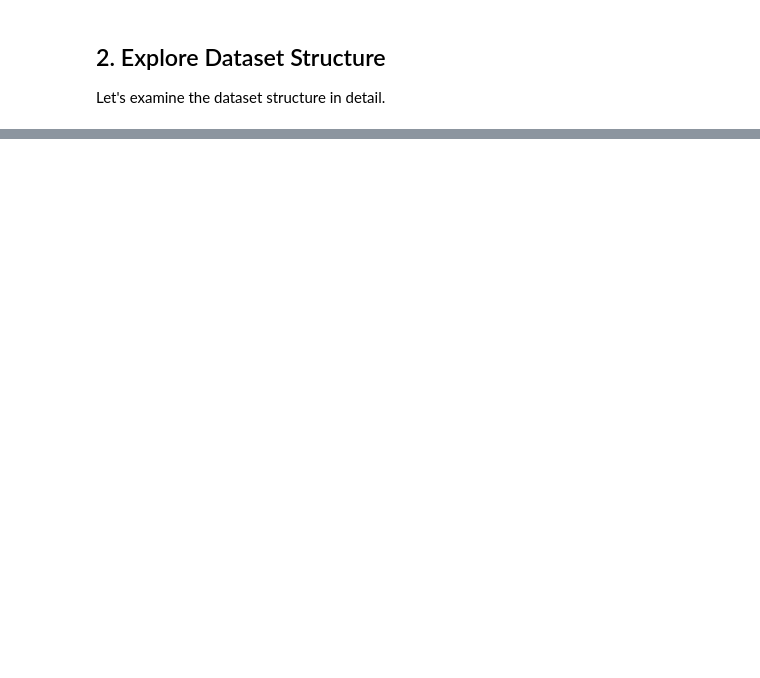
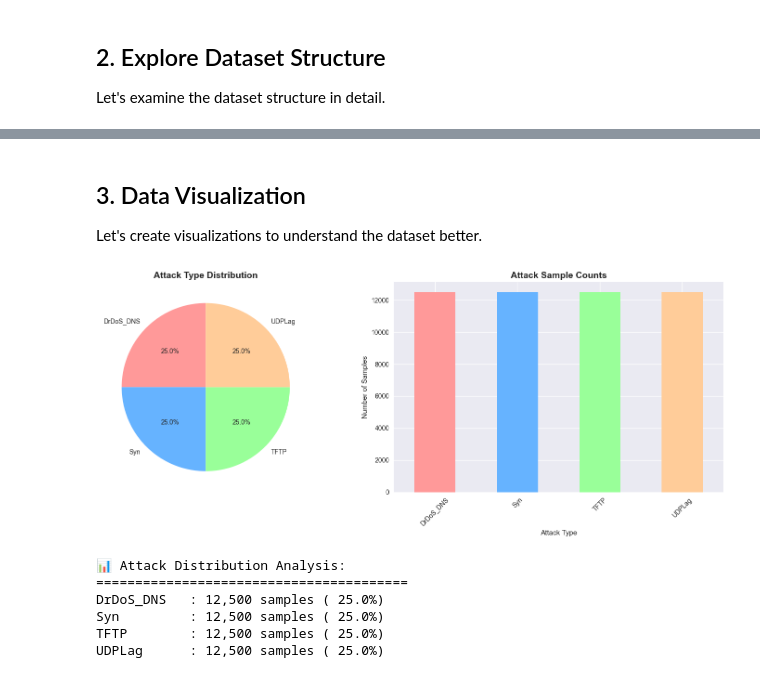
Before and after one commit to HemanthKumar-CS/Fedrated_DDoS_Detection, a Jupyter notebook: notebooks/data_analysis.ipynb, the cells around one changed output, grey strips where cells are left out. Saved outputs shown, nothing was run; the diff lists cells and outputs as text; code cells hidden in the pictures; blank space fills up the shorter version.

```diff
--- a/notebooks/data_analysis.ipynb
+++ b/notebooks/data_analysis.ipynb
@@ -79,0 +106,19 @@ print(f"Sample dataset loaded: {sample_df.shape}")
+# %%
+# Quick verification that preprocessed dataset is working correctly
+print("🔍 Dataset Verification Summary")
+print("=" * 40)
+
+# Load optimized dataset
+df = pd.read_csv("../data/optimized/optimized_dataset.csv")
+
+print(f"✅ Dataset shape: {df.shape}")
+print(f"✅ Total samples: {len(df):,}")
+print(f"✅ Features: {df.shape[1]-2}")
+print(f"✅ Memory usage: {df.memory_usage(deep=True).sum() / 1024**2:.1f} MB")
+
+print(f"\n📊 Attack distribution:")
+for attack, count in df['Label'].value_counts().items():
+    print(f"  {attack}: {count:,} samples")
+
+print(f"\n✅ Preprocessed dataset is working perfectly!")
+print(f"Ready for federated learning and visualization!")
@@ -122,0 +213,39 @@ else:
+# %% [markdown]
+## 3. Data Visualization
+
+Let's create visualizations to understand the dataset better.
+# %%
+# Attack Distribution Visualization
+fig, axes = plt.subplots(1, 2, figsize=(15, 6))
+
+# Pie chart for attack distribution
+attack_counts = df['Label'].value_counts()
+colors = ['#ff9999', '#66b3ff', '#99ff99', '#ffcc99']
+
+axes[0].pie(attack_counts.values, labels=attack_counts.index, autopct='%1.1f%%',
+           colors=colors, startangle=90)
+axes[0].set_title('Attack Type Distribution', fontsize=14, fontweight='bold')
+
+# Bar chart for attack counts
+attack_counts.plot(kind='bar', ax=axes[1], color=colors)
+axes[1].set_title('Attack Sample Counts', fontsize=14, fontweight='bold')
+axes[1].set_xlabel('Attack Type')
+axes[1].set_ylabel('Number of Samples')
+axes[1].tick_params(axis='x', rotation=45)
+
+plt.tight_layout()
+plt.show()
+
+print("📊 Attack Distribution Analysis:")
+print("=" * 40)
+for attack, count in attack_counts.items():
+    percentage = (count / len(df)) * 100
+    print(f"{attack:12}: {count:6,} samples ({percentage:5.1f}%)")
+# %% [output]
+[figure, added]
+📊 Attack Distribution Analysis:
+========================================
+DrDoS_DNS   : 12,500 samples ( 25.0%)
+Syn         : 12,500 samples ( 25.0%)
+TFTP        : 12,500 samples ( 25.0%)
+UDPLag      : 12,500 samples ( 25.0%)
```
Also changed, not shown: parts of 6 cells of this notebook, 33 other files.
